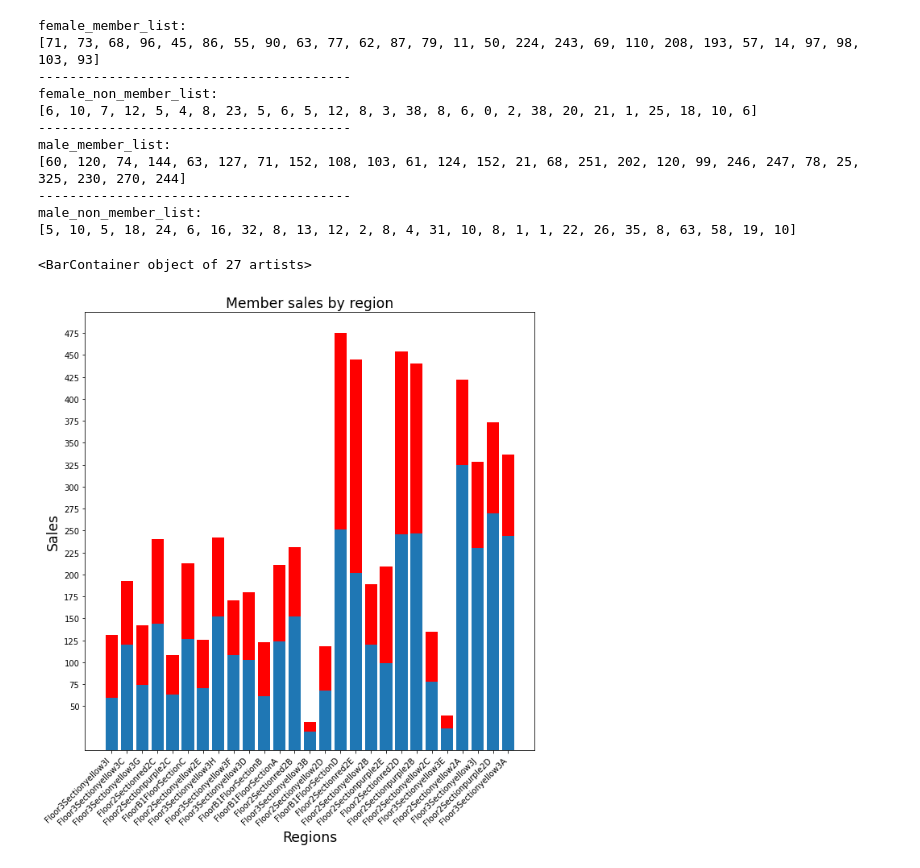
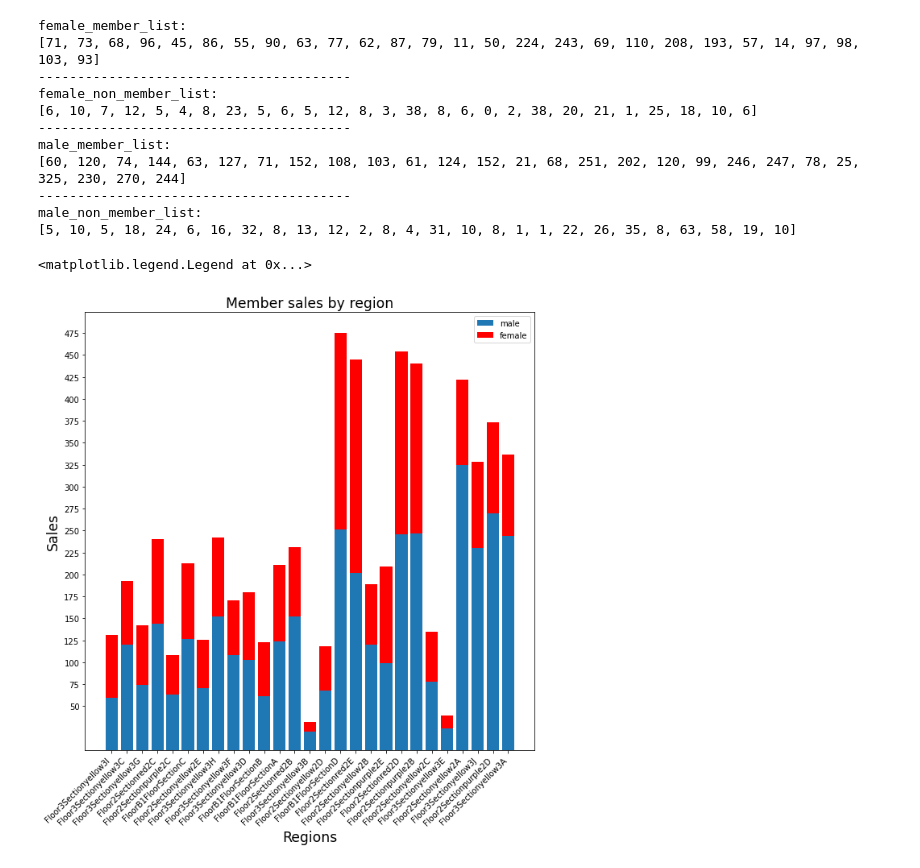
Before and after one commit to tengtengsnake/DS_info, a Jupyter notebook: final-graph-task-1.ipynb, the cells around one changed output. Drawn from its saved outputs; the diff is of its cells as text; code cells hidden in the pictures.

Commit message:
Kaggle Notebook | Final_graph_task_1 | Version 3

```diff
--- a/final-graph-task-1.ipynb
+++ b/final-graph-task-1.ipynb
@@ -131,21 +131,22 @@ xticks_regions=df['SEAT_TYPE'].unique()
 # %%
 #Stacked bar chart
 #member_list
 plt.figure(figsize=(10.0,10.0))
 plt.title('Member sales by region',fontsize='xx-large')
 plt.xlabel('Regions',fontsize='xx-large')
 plt.ylabel('Sales',fontsize='xx-large')
 x=np.arange(len(female_member_list))
 #print(x)
 plt.xticks(x,xticks_regions,rotation=45,ha='right')
 yticks=np.arange(50,550,25)
 #[50,100,150,200,250,300,350,450,500,550]
 plt.yticks(yticks)
-plt.bar(x,male_member_list)
-plt.bar(x,female_member_list,bottom=male_member_list,color='red')
+plt.bar(x,male_member_list,label='male')
+plt.bar(x,female_member_list,bottom=male_member_list,color='red',label='female')
+plt.legend()
 # %% [output]
-<BarContainer object of 27 artists>
+<matplotlib.legend.Legend at 0x...>
-[figure, old version]
+[figure, new version]
 # %%
 #Stacked bar chart
 #non_member_list
```
Also changed, not shown: parts of 2 cells of this notebook.
